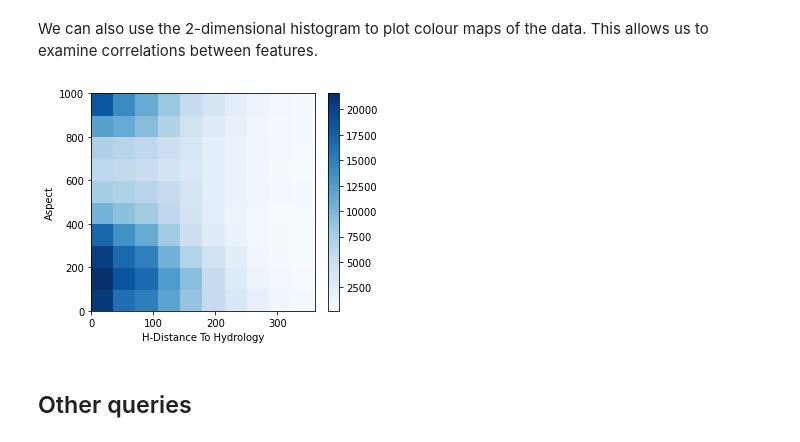
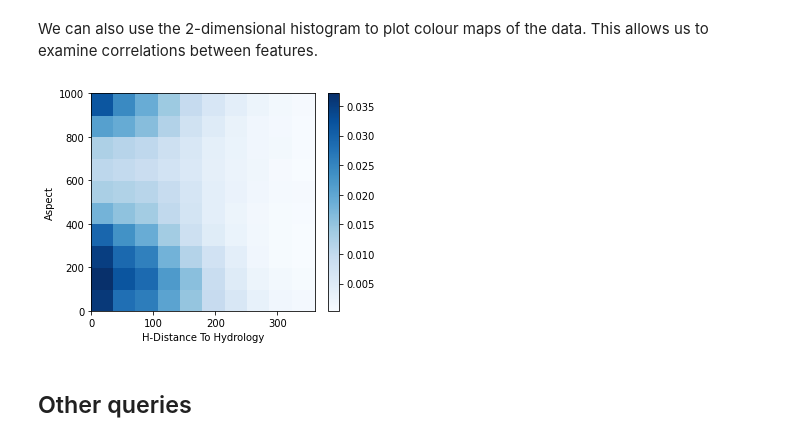
Before and after one commit to IBM/differential-privacy-library, a Jupyter notebook: notebooks/exploration.ipynb, the cells around one changed output. Cells and saved outputs as stored; diff of their text form; code cells hidden in the pictures.

```diff
--- a/notebooks/exploration.ipynb
+++ b/notebooks/exploration.ipynb
@@ -159,17 +159,17 @@ We can also use the 2-dimensional histogram to plot colour maps of the data. Thi
 # %%
 col1, col2 = (1, 3)
 
 hist, bins_y, bins_x = dp.tools.histogram2d(data[:, col1], data[:, col2], epsilon=eps,
                                             range=(ranges[col1], ranges[col2]))
 
 fig, ax = plt.subplots(1, 1, figsize=(5, 4))
-c = ax.pcolormesh(bins_y, bins_x, hist, cmap='Blues')
+c = ax.pcolormesh(bins_y, bins_x, hist / n_examples, cmap='Blues')
 ax.set_ylabel(col_names[col1])
 ax.set_xlabel(col_names[col2])
 fig.colorbar(c, ax=ax)
 plt.show()
 # %% [output]
-[figure, old version]
+[figure, new version]
 # %% [markdown]
 ## Other queries
 # %% [markdown]
```
